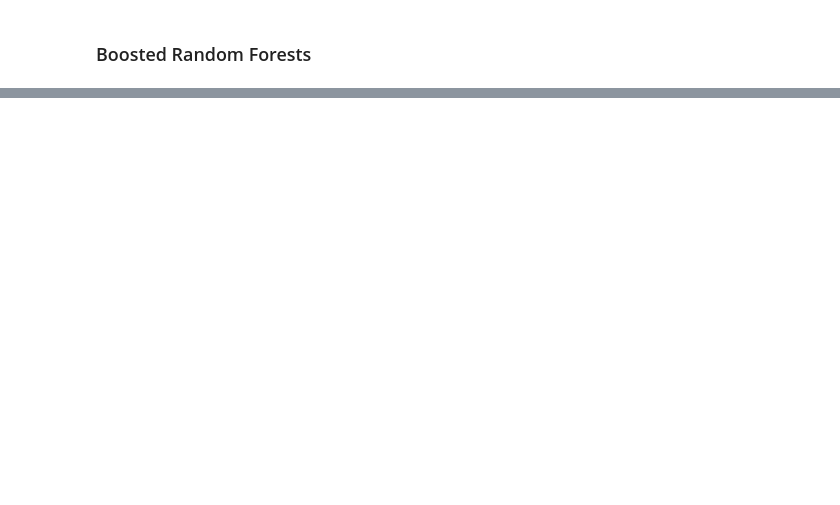
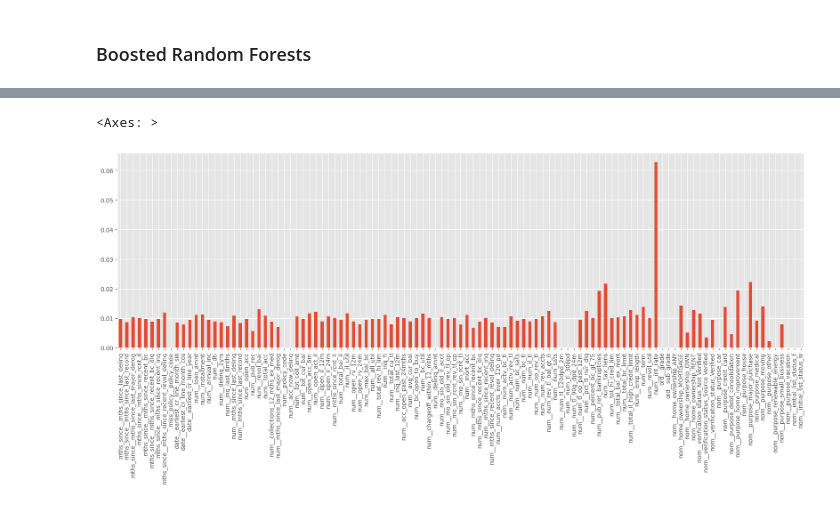
Before and after one commit to Pazars/ml-ai-journey, a Jupyter notebook: loan_performance/model/better_model.ipynb, the cells around one changed output, grey strips where cells are left out. Drawn from its saved outputs; the diff is of its cells as text; code cells hidden in the pictures; blank space fills up the shorter version.

```diff
--- a/loan_performance/model/better_model.ipynb
+++ b/loan_performance/model/better_model.ipynb
@@ -228,3 +226,17 @@ data
 | 130770 | 7500.0 | 36 months | 10.90% | 245.19 | B | B4 | 10+ years | RENT | 126000.0 | ... |
 | 130771 | 35000.0 | 36 months | 6.07% | 1065.88 | A | A2 | 10+ years | RENT | 110000.0 | ... |
 112673 rows × 90 columns
+# %%
+# Second set of labels to ignore
+# These were found to introduce leakage after running models
+
+ignored_labels2 = [
+    "last_pymnt_d",
+    "last_pymnt_amnt",
+    "total_pymnt",
+    "out_prncp",
+    "total_rec_prncp",
+    "total_rec_int",
+    "total_rec_late_fee",
+    "last_credit_pull_d",
+]
@@ -488,0 +525,15 @@ for i, (train_idx, valid_idx) in enumerate(sgkf.split(X, y)):
+# %%
+import matplotlib.pyplot as plt
+
+fig, ax = plt.subplots(figsize=(21, 6))
+
+model = trained_models[0]
+
+importances = model.feature_importances_
+
+imp_series = pd.Series(importances, index=X_train.columns)
+
+imp_series.plot.bar(ax=ax)
+# %% [output]
+<Axes: >
+[figure, added]
```
Also changed, not shown: parts of 10 cells of this notebook, 2 other files.
